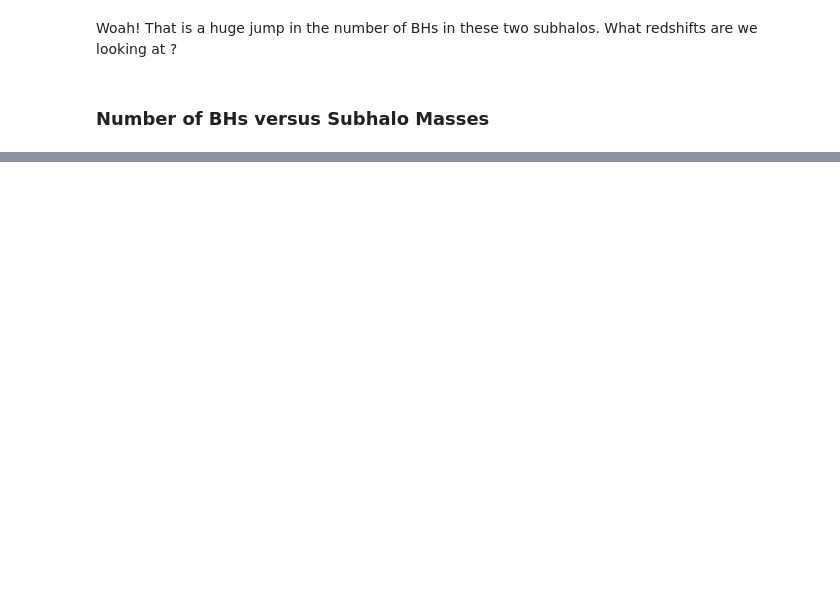
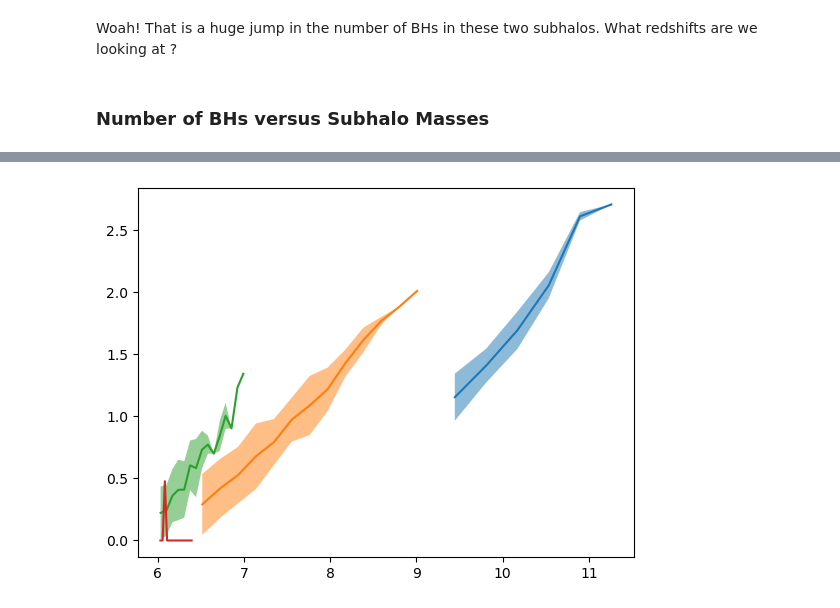
Before and after one commit to pranav-satheesh/wandering_bhs, a Jupyter notebook: Notebooks/Getting_started.ipynb, the cells around one changed output, grey strips where cells are left out. Saved outputs shown, nothing was run; the diff lists cells and outputs as text; code cells hidden in the pictures; blank space fills up the shorter version.

```diff
--- a/Notebooks/Getting_started.ipynb
+++ b/Notebooks/Getting_started.ipynb
@@ -182,0 +289,8 @@ Pick a redshift and get all the subhalo masses and their respective number of BH
+# %%
+snap_choices = [32, 20, 15, 10] # z = 0, 5, 10, 15
+for s in snap_choices:
+    snapchoicebins, snapchoicemeans, snapchoicestds = mean_nbh_vs_stellar_at_snap(s, 15)
+    plt.plot(snapchoicebins, snapchoicemeans)
+    plt.fill_between(snapchoicebins, snapchoicemeans-snapchoicestds, snapchoicemeans+snapchoicestds, alpha=0.5)
+# %% [output]
+[figure, added]
```
Also changed, not shown: parts of 28 cells of this notebook.
